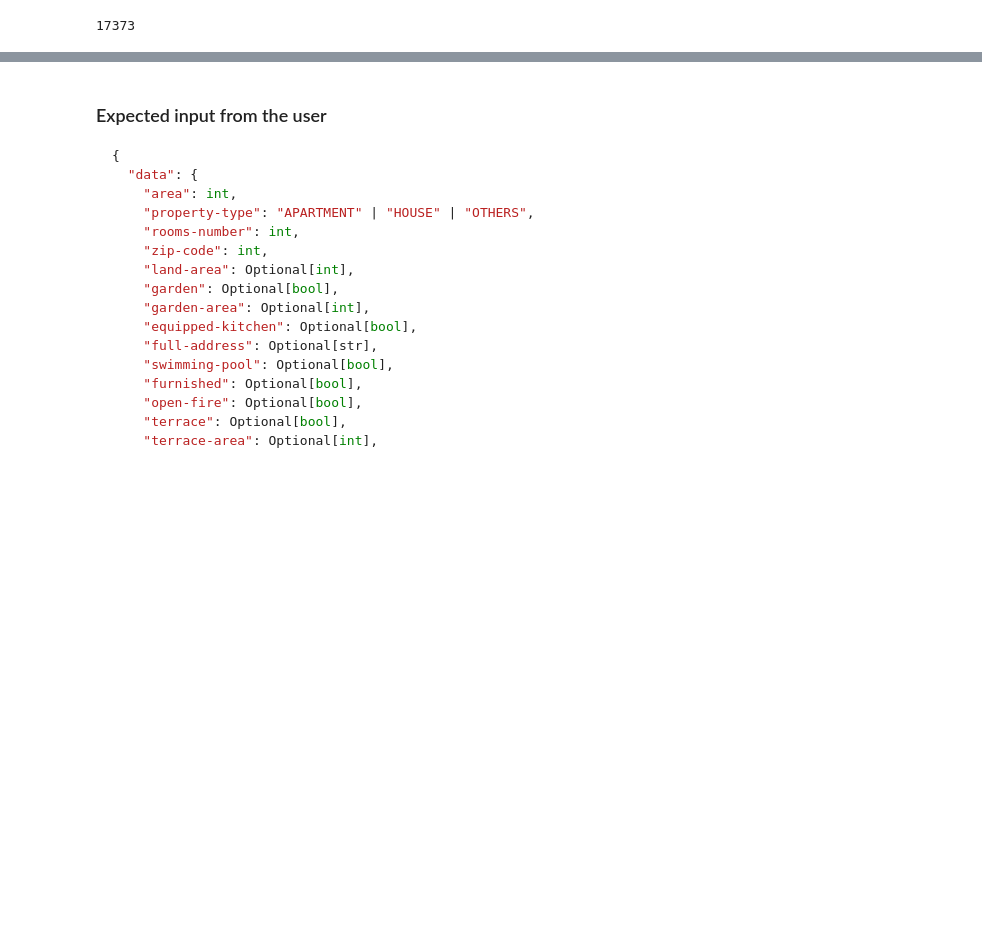
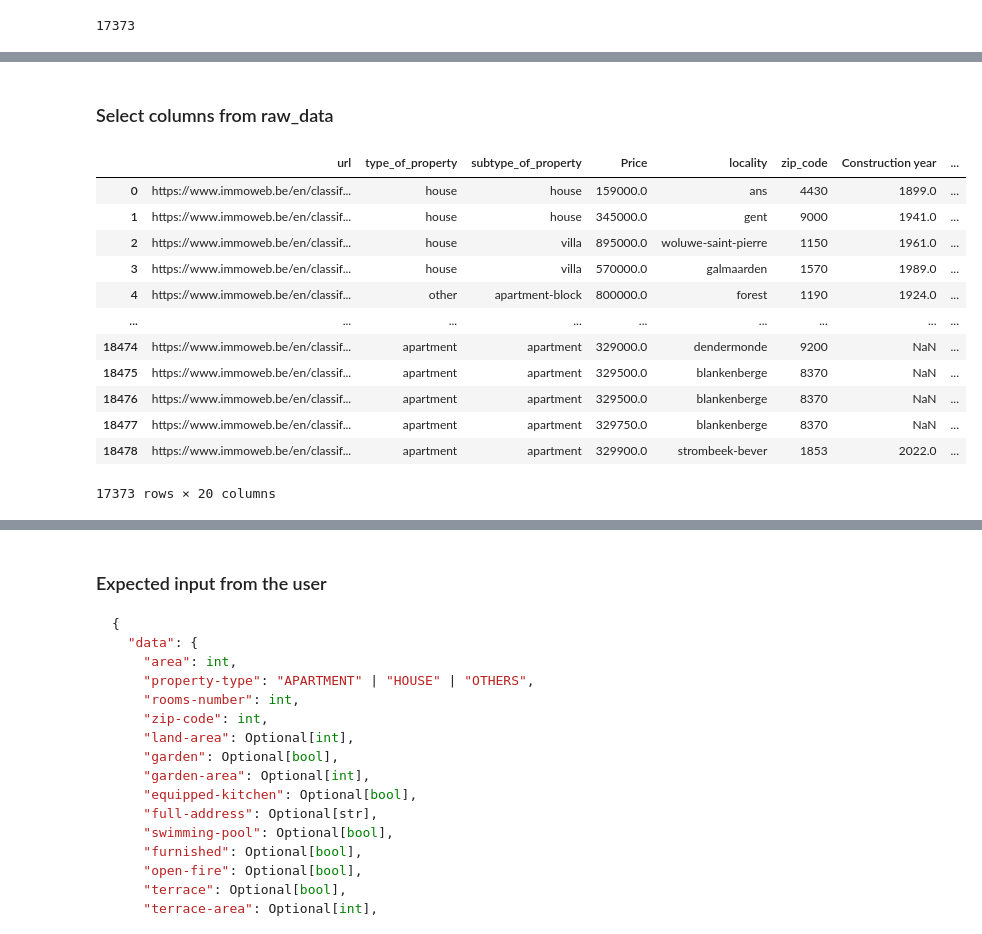
Before and after one commit to Koumeyl/challenge-data-analysis, a Jupyter notebook: Exploration.ipynb, the cells around one changed output, grey strips where cells are left out. Saved outputs shown, nothing was run; the diff lists cells and outputs as text; code cells hidden in the pictures; blank space fills up the shorter version.

```diff
--- a/Exploration.ipynb
+++ b/Exploration.ipynb
@@ -39,0 +50,3 @@ AttributeError: Can only use .str accessor with string values!
+# %%
+df_raw['Price'] = df_raw['Price'].str.extract('(\d+,\d+)')
+df_raw['Price'] = df_raw['Price'].str.replace(',','').astype(float)
@@ -39,0 +77,3 @@ AttributeError: Can only use .str accessor with string values!
+# %%
+df_raw['Kitchen type']= df_raw['Kitchen type'].map({'Semi equipped': 0, 'USA installed': 0, 'Installed': 0, 'Hyper equipped': 1, 'Not installed': 0,
+'USA semi equipped': 1, 'USA hyper equipped': 1,  'USA uninstalled': 0})
@@ -67,0 +219,2 @@ Number of floors : 12101 , missing values: 69.65%
+# %% [markdown]
+### Select columns from raw_data
@@ -67,0 +223,16 @@ Number of floors : 12101 , missing values: 69.65%
+# %%
+df
+# %% [output]
+|  | url | type_of_property | subtype_of_property | Price | locality | zip_code | Construction year | ... |
+| 0 | https://www.immoweb.be/en/classif... | house | house | 159000.0 | ans | 4430 | 1899.0 | ... |
+| 1 | https://www.immoweb.be/en/classif... | house | house | 345000.0 | gent | 9000 | 1941.0 | ... |
+| 2 | https://www.immoweb.be/en/classif... | house | villa | 895000.0 | woluwe-saint-pierre | 1150 | 1961.0 | ... |
+| 3 | https://www.immoweb.be/en/classif... | house | villa | 570000.0 | galmaarden | 1570 | 1989.0 | ... |
+| 4 | https://www.immoweb.be/en/classif... | other | apartment-block | 800000.0 | forest | 1190 | 1924.0 | ... |
+| ... | ... | ... | ... | ... | ... | ... | ... | ... |
+| 18474 | https://www.immoweb.be/en/classif... | apartment | apartment | 329000.0 | dendermonde | 9200 | NaN | ... |
+| 18475 | https://www.immoweb.be/en/classif... | apartment | apartment | 329500.0 | blankenberge | 8370 | NaN | ... |
+| 18476 | https://www.immoweb.be/en/classif... | apartment | apartment | 329500.0 | blankenberge | 8370 | NaN | ... |
+| 18477 | https://www.immoweb.be/en/classif... | apartment | apartment | 329750.0 | blankenberge | 8370 | NaN | ... |
+| 18478 | https://www.immoweb.be/en/classif... | apartment | apartment | 329900.0 | strombeek-bever | 1853 | 2022.0 | ... |
+17373 rows × 20 columns
```
Also changed, not shown: parts of 60 cells of this notebook.
